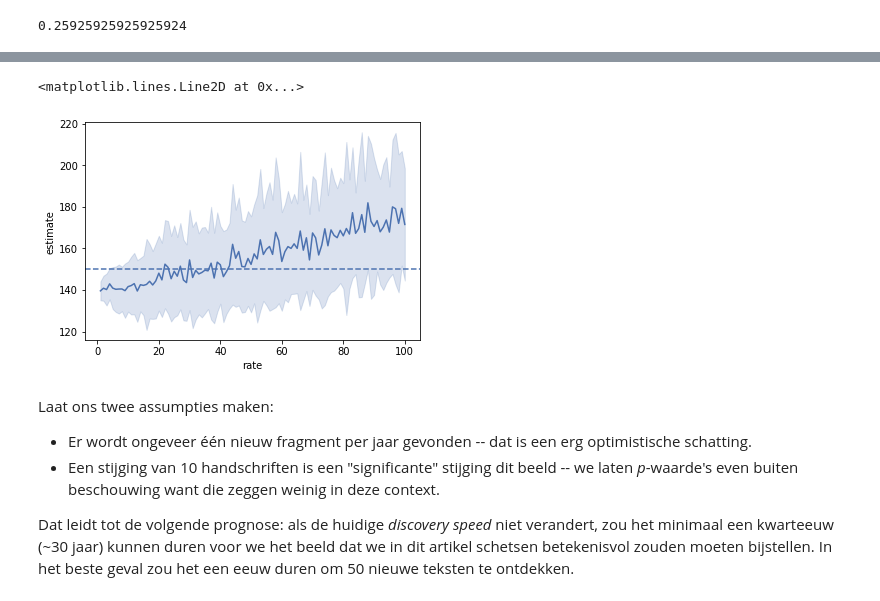
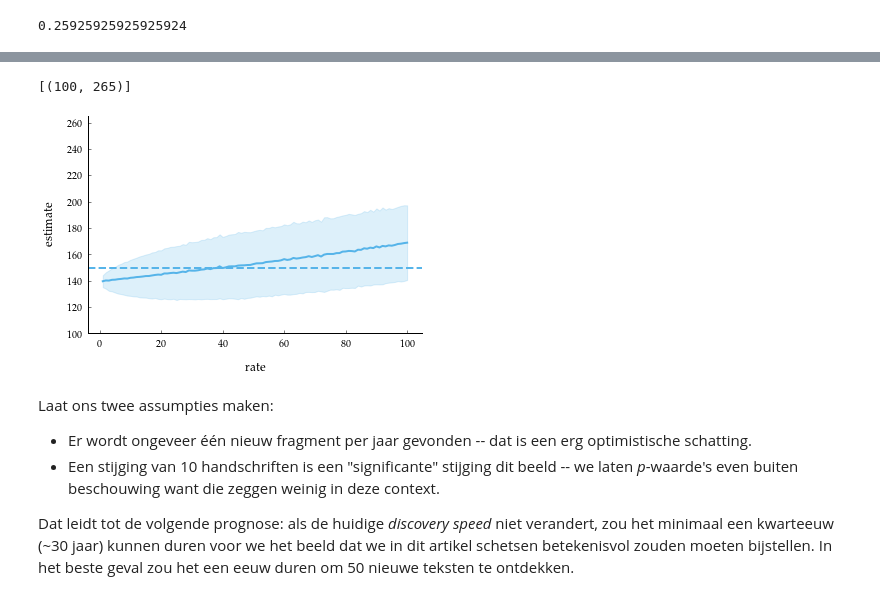
Before and after one commit to mikekestemont/chivalric_diversity, a Jupyter notebook: analysis.ipynb, the cells around one changed output, grey strips where cells are left out. Drawn from its saved outputs; the diff is of its cells as text; code cells hidden in the pictures.

```diff
--- a/analysis.ipynb
+++ b/analysis.ipynb
@@ -201,13 +204,13 @@ def bt_prob(x):
     return p
 
 
-def bootstrap(x, n_iter=1000, conf=.95):
+def bootstrap(x, fn=chao_richness, n_iter=1000, conf=.95):
     # define a multinomial probability distribution
     # for the bootstrap procedure to sample from:
     p, n = bt_prob(x), x.sum()
     data_bt = np.random.multinomial(n, p, n_iter)
 
-    pro = np.array([chao_richness(row) for row in data_bt])
+    pro = np.array([fn(row) for row in data_bt])
 
     pro_mean = pro.mean(0)
 
@@ -405,3 +413,5 @@ prop_new = x[x==1].sum() / x.sum()
 prop_new
 # %% [output]
 0.25925925925925924
+# %%
+np.bin, rate, p=[1 - prop_new, prop_new])
@@ -408,25 +428,29 @@ prop_new
 # %%
+np.random.seed(None)
+
 growth_rates = range(1, 101)
-iterations = 50
+iterations = 5000
 
 estimates = []
+x = np.array(sum([[i]*c for i, c in enumerate(counts, 1)], []))
+prop_new = x[x==1].sum() / x.sum()
 
 from tqdm import tqdm
 
 for rate in tqdm(growth_rates):
     for it in range(iterations):
         new_pop = x.copy()
-        mutations = np.random.choice(2, rate, p=[1 - prop_new, prop_new])
-        for mutation in mutations:
-            if mutation:
-                new_pop = np.append(new_pop, [1])
-            else:
-                species = np.arange(len(new_pop))
-                probas = new_pop / new_pop.sum()
-                idx = np.random.choice(species, 1, p=probas)[0]
-                new_pop[idx] += 1
+        mutations = np.random.binomial(1, prop_new, size=rate)
+        species = np.arange(len(new_pop))
+        probas = new_pop / new_pop.sum()
+        idx = np.random.choice(species, size=(mutations==0).sum(), p=probas)
+        new_pop[idx] += 1
+        if mutations.sum() > 0:
+            new_pop = np.hstack((new_pop, [1] * mutations.sum()))
 
-        #estimate = jackknife(new_pop)[0]
-        estimate = np.mean(chao_estimate(new_pop)[-2])
+#         estimate = jackknife(new_pop)[0]
+        estimate = chao_richness(new_pop)
 
-        estimates.append((rate, estimate))
+        estimates.append((rate, it, estimate))
+# %%
+estimates = pd.DataFrame(estimates, columns=('rate', 'iteration', 'estimate'))
@@ -433,10 +500,10 @@ for rate in tqdm(growth_rates):
 # %%
-estimates = pd.DataFrame(estimates, columns=('rate', 'estimate'))
 ax = sns.lineplot(x="rate", y="estimate", ci= 'sd', data=estimates)
 ax.axhline(150, ls='--')
+ax.set(ylim=(100, 265))
 # %% [output]
-<matplotlib.lines.Line2D at 0x...>
+[(100, 265)]
-[figure, old version]
+[figure, new version]
 # %% [markdown]
 Laat ons twee assumpties maken:
 - Er wordt ongeveer één nieuw fragment per jaar gevonden -- dat is een erg optimistische schatting.
```
Also changed, not shown: parts of 17 cells of this notebook, 1 other file.
